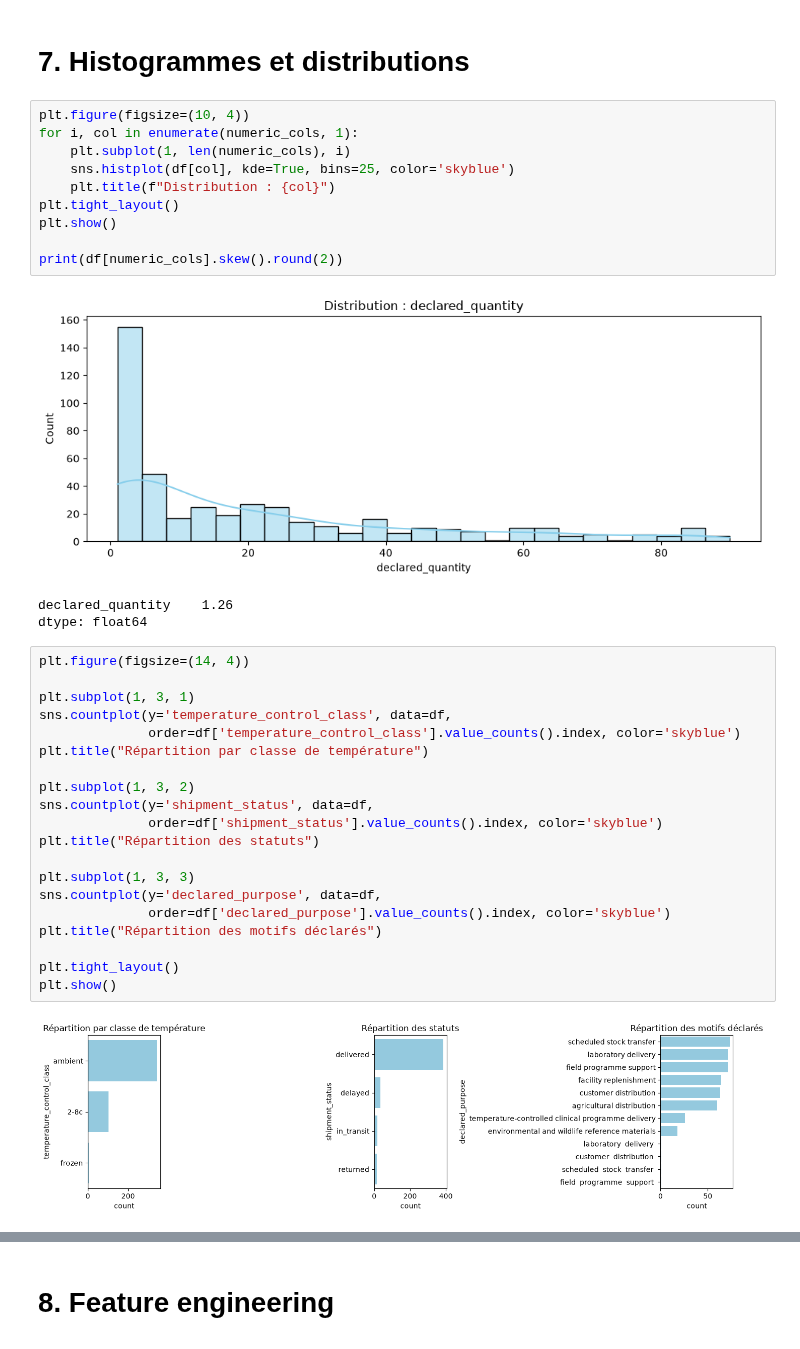
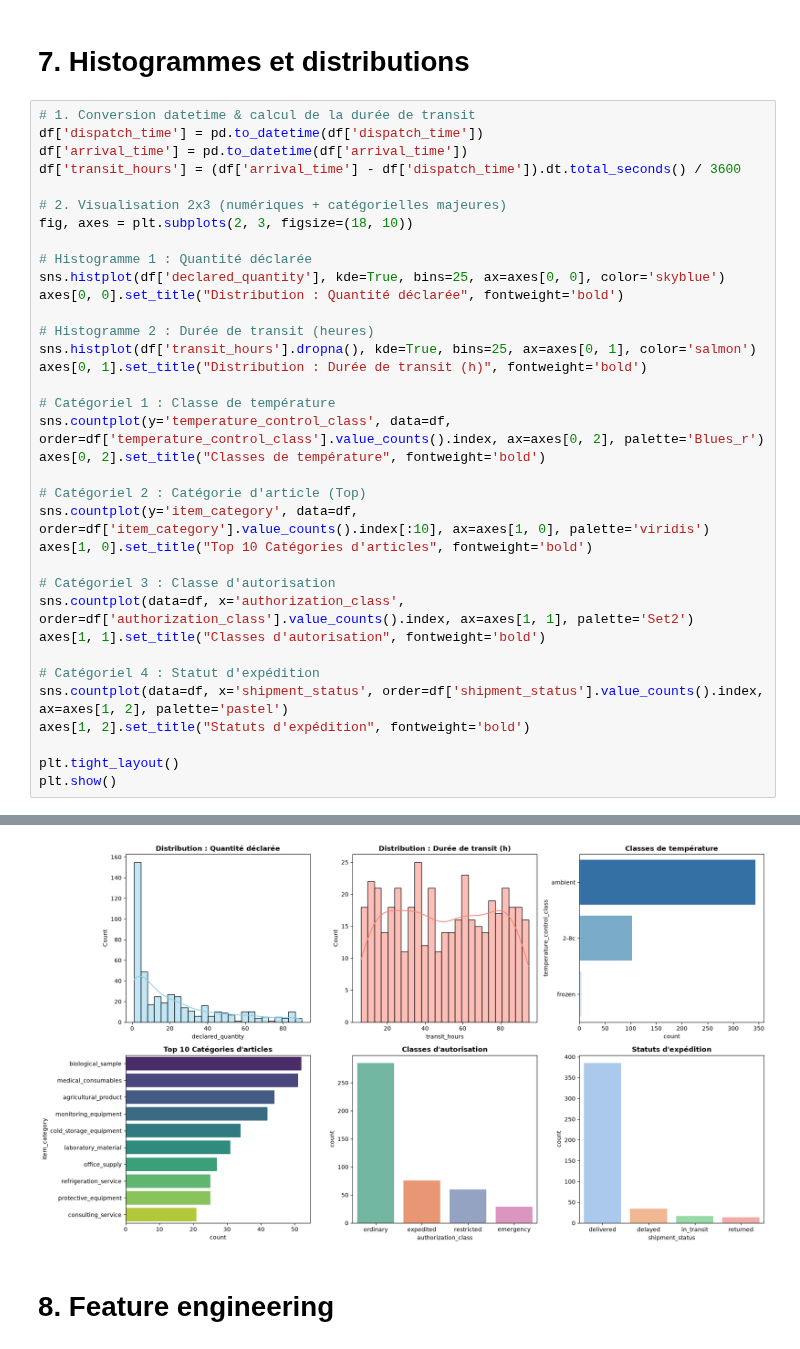
Before and after one commit to HananeDjouadi/G05-DataMining-2627, a Jupyter notebook: data/logistics/shipments.ipynb, the cells around one changed output, grey strips where cells are left out. Drawn from its saved outputs; the diff is of its cells as text.

Commit message:
bloc1 terminee:shipments

```diff
--- a/data/logistics/shipments.ipynb
+++ b/data/logistics/shipments.ipynb
@@ -472,39 +472,39 @@ plt.show()
 [figure]
 # %% [markdown]
 # 7. Histogrammes et distributions
-# %%
-plt.figure(figsize=(10, 4))
-for i, col in enumerate(numeric_cols, 1):
-    plt.subplot(1, len(numeric_cols), i)
-    sns.histplot(df[col], kde=True, bins=25, color='skyblue')
-    plt.title(f"Distribution : {col}")
-plt.tight_layout()
-plt.show()
-
-print(df[numeric_cols].skew().round(2))
-# %% [output]
-[figure, removed]
-declared_quantity    1.26
-dtype: float64
-# %%
-plt.figure(figsize=(14, 4))
-
-plt.subplot(1, 3, 1)
-sns.countplot(y='temperature_control_class', data=df,
-              order=df['temperature_control_class'].value_counts().index, color='skyblue')
-plt.title("Répartition par classe de température")
-
-plt.subplot(1, 3, 2)
-sns.countplot(y='shipment_status', data=df,
-              order=df['shipment_status'].value_counts().index, color='skyblue')
-plt.title("Répartition des statuts")
-
-plt.subplot(1, 3, 3)
-sns.countplot(y='declared_purpose', data=df,
-              order=df['declared_purpose'].value_counts().index, color='skyblue')
-plt.title("Répartition des motifs déclarés")
-
-plt.tight_layout()
-plt.show()
-# %% [output]
-[figure, removed]
+# %%
+# 1. Conversion datetime & calcul de la durée de transit
+df['dispatch_time'] = pd.to_datetime(df['dispatch_time'])
+df['arrival_time'] = pd.to_datetime(df['arrival_time'])
+df['transit_hours'] = (df['arrival_time'] - df['dispatch_time']).dt.total_seconds() / 3600
+
+# 2. Visualisation 2x3 (numériques + catégorielles majeures)
+fig, axes = plt.subplots(2, 3, figsize=(18, 10))
+
+# Histogramme 1 : Quantité déclarée
+sns.histplot(df['declared_quantity'], kde=True, bins=25, ax=axes[0, 0], color='skyblue')
+axes[0, 0].set_title("Distribution : Quantité déclarée", fontweight='bold')
+
+# Histogramme 2 : Durée de transit (heures)
+sns.histplot(df['transit_hours'].dropna(), kde=True, bins=25, ax=axes[0, 1], color='salmon')
+axes[0, 1].set_title("Distribution : Durée de transit (h)", fontweight='bold')
+
+# Catégoriel 1 : Classe de température
+sns.countplot(y='temperature_control_class', data=df, order=df['temperature_control_class'].value_counts().index, ax=axes[0, 2], palette='Blues_r')
+axes[0, 2].set_title("Classes de température", fontweight='bold')
+
+# Catégoriel 2 : Catégorie d'article (Top)
+sns.countplot(y='item_category', data=df, order=df['item_category'].value_counts().index[:10], ax=axes[1, 0], palette='viridis')
+axes[1, 0].set_title("Top 10 Catégories d'articles", fontweight='bold')
+
+# Catégoriel 3 : Classe d'autorisation
+sns.countplot(data=df, x='authorization_class', order=df['authorization_class'].value_counts().index, ax=axes[1, 1], palette='Set2')
+axes[1, 1].set_title("Classes d'autorisation", fontweight='bold')
+
+# Catégoriel 4 : Statut d'expédition
+sns.countplot(data=df, x='shipment_status', order=df['shipment_status'].value_counts().index, ax=axes[1, 2], palette='pastel')
+axes[1, 2].set_title("Statuts d'expédition", fontweight='bold')
+
+plt.tight_layout()
+plt.show()
+# %% [output]
@@ -511,2 +526,3 @@ plt.show()
+[figure, added]
 # %% [markdown]
 # 8. Feature engineering
```
Also changed, not shown: parts of 48 cells of this notebook.
